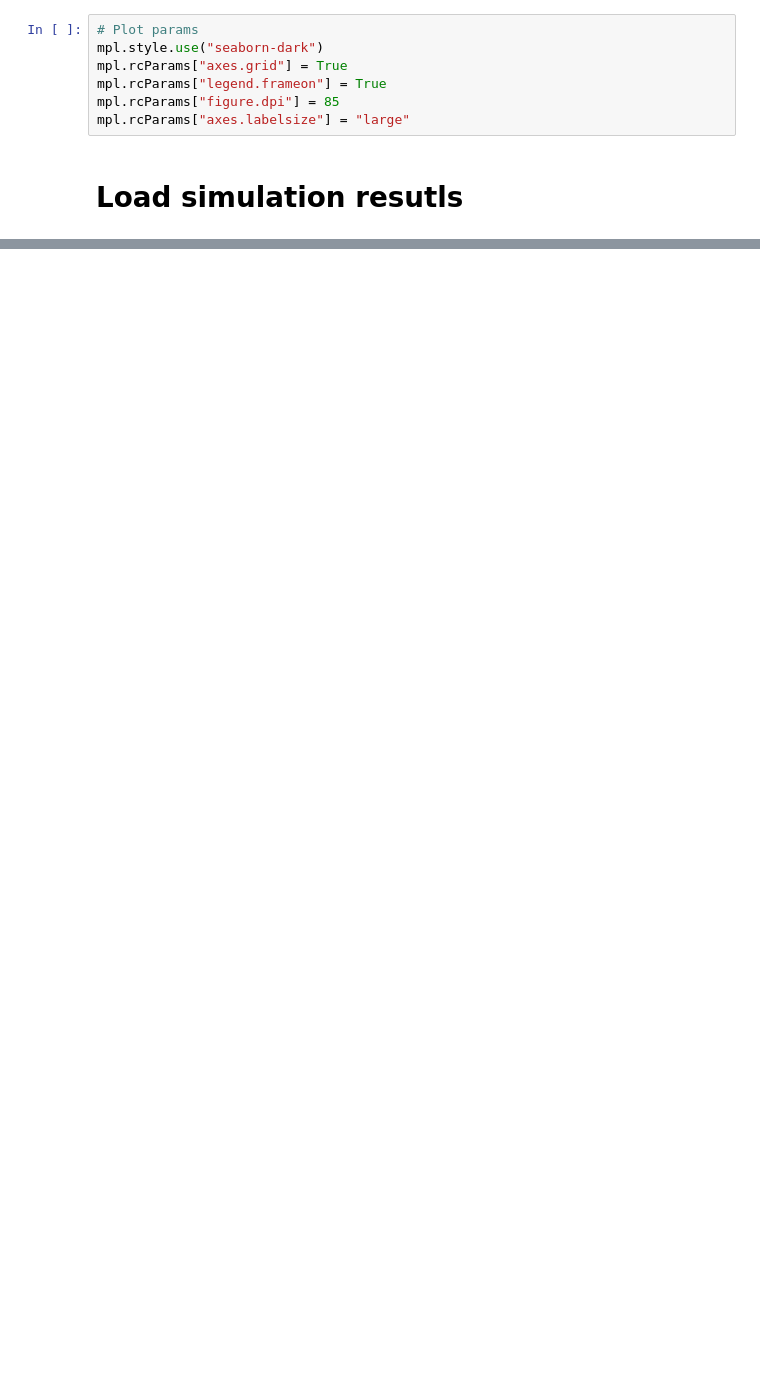
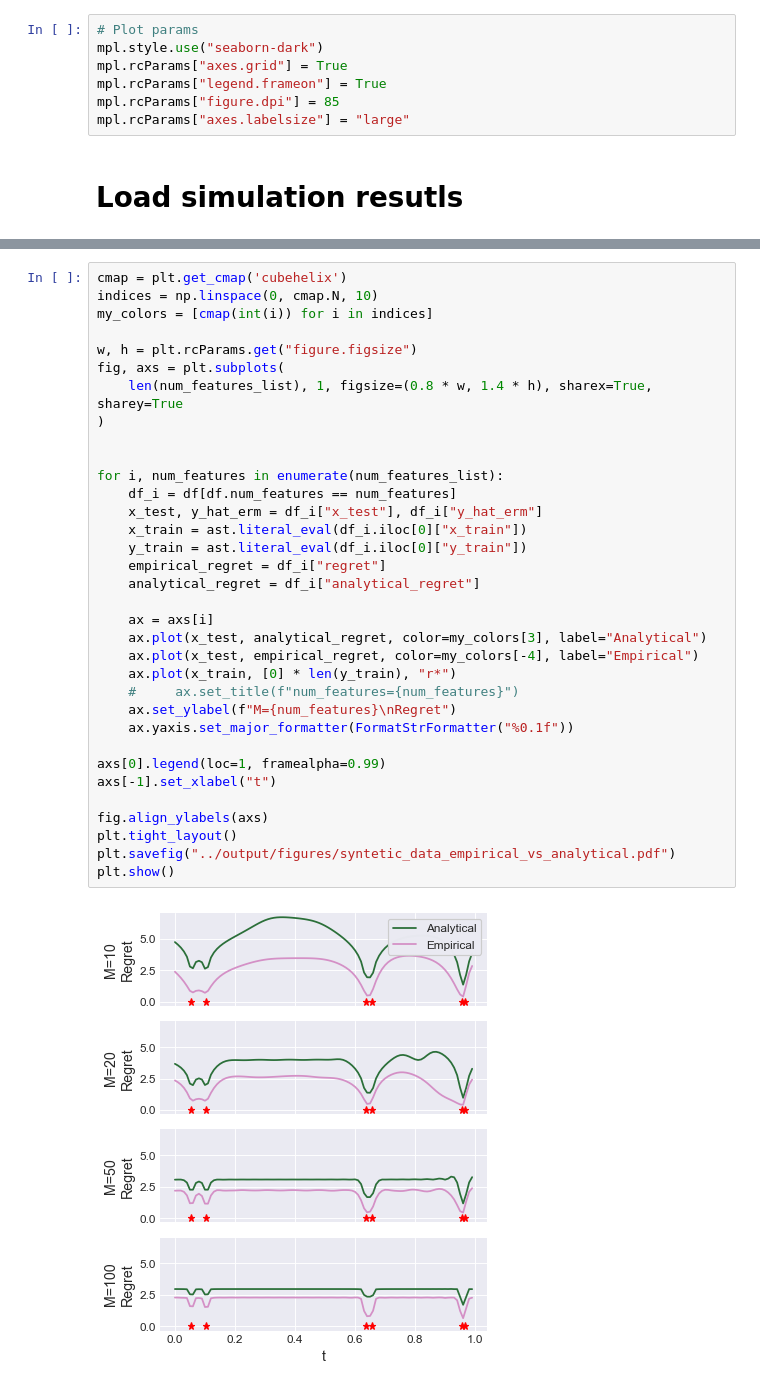
Before and after one commit to kobybibas/pnml_linear_regression_simulation, a Jupyter notebook: notebooks/pnml_min_norm.ipynb, the cells around one changed output, grey strips where cells are left out. Cells and saved outputs as stored; diff of their text form; blank space fills up the shorter version.

```diff
--- a/notebooks/pnml_min_norm.ipynb
+++ b/notebooks/pnml_min_norm.ipynb
@@ -115,0 +120,36 @@ plt.show()
+# %%
+cmap = plt.get_cmap('cubehelix')
+indices = np.linspace(0, cmap.N, 10)
+my_colors = [cmap(int(i)) for i in indices]
+
+w, h = plt.rcParams.get("figure.figsize")
+fig, axs = plt.subplots(
+    len(num_features_list), 1, figsize=(0.8 * w, 1.4 * h), sharex=True, sharey=True
+)
+
+
+for i, num_features in enumerate(num_features_list):
+    df_i = df[df.num_features == num_features]
+    x_test, y_hat_erm = df_i["x_test"], df_i["y_hat_erm"]
+    x_train = ast.literal_eval(df_i.iloc[0]["x_train"])
+    y_train = ast.literal_eval(df_i.iloc[0]["y_train"])
+    empirical_regret = df_i["regret"]
+    analytical_regret = df_i["analytical_regret"]
+
+    ax = axs[i]
+    ax.plot(x_test, analytical_regret, color=my_colors[3], label="Analytical")
+    ax.plot(x_test, empirical_regret, color=my_colors[-4], label="Empirical")
+    ax.plot(x_train, [0] * len(y_train), "r*")
+    #     ax.set_title(f"num_features={num_features}")
+    ax.set_ylabel(f"M={num_features}\nRegret")
+    ax.yaxis.set_major_formatter(FormatStrFormatter("%0.1f"))
+
+axs[0].legend(loc=1, framealpha=0.99)
+axs[-1].set_xlabel("t")
+
+fig.align_ylabels(axs)
+plt.tight_layout()
+plt.savefig("../output/figures/syntetic_data_empirical_vs_analytical.pdf")
+plt.show()
+# %% [output]
+[figure, added]
```
Also changed, not shown: parts of 4 cells of this notebook, 11 other files.
